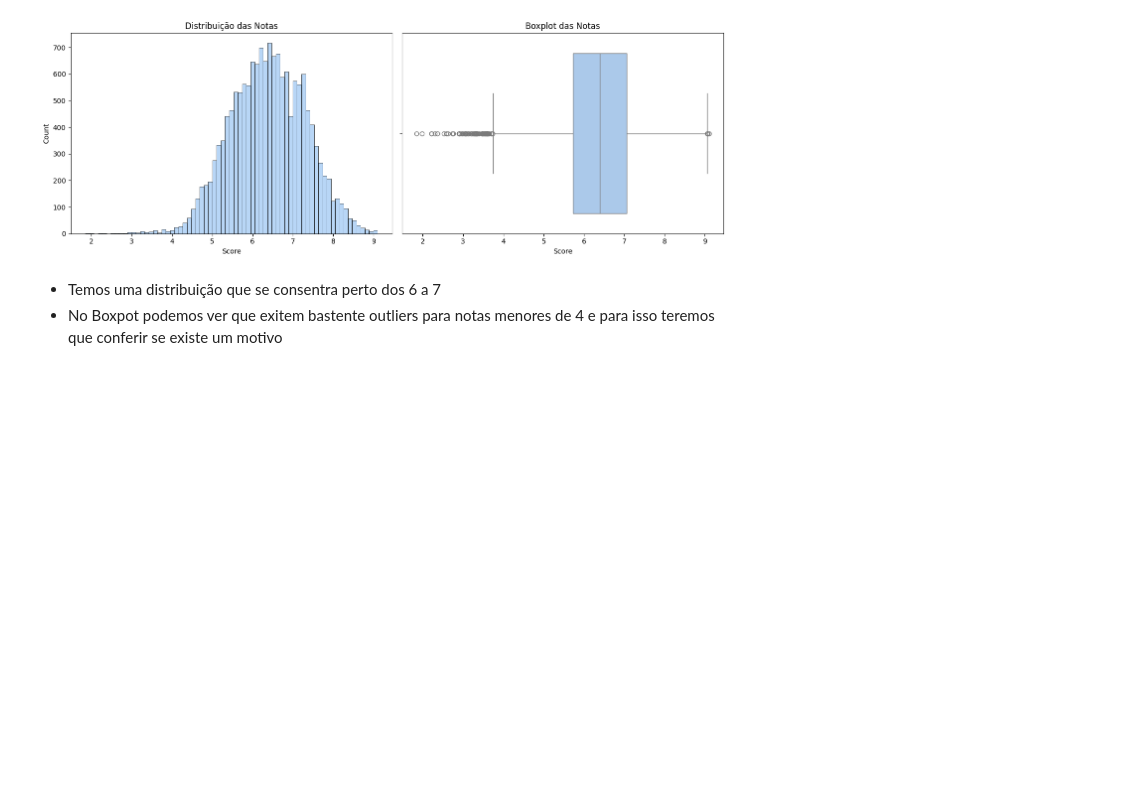
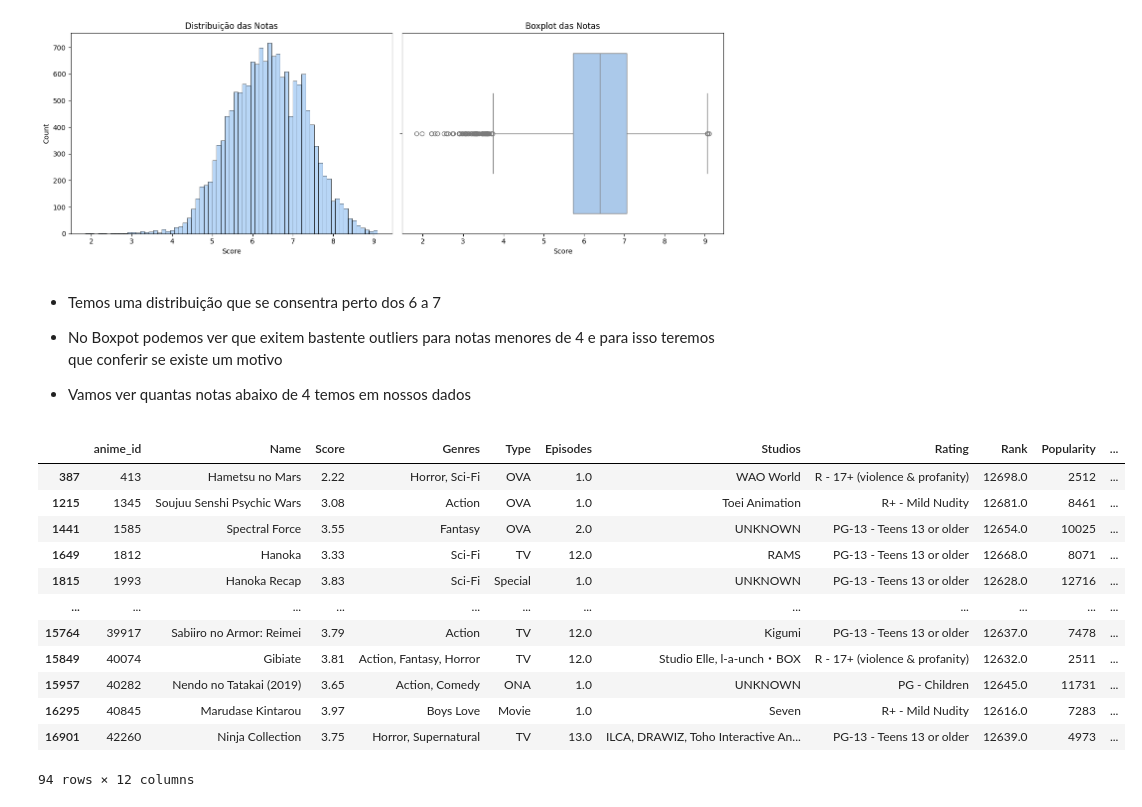
Before and after one commit to guievbs/anime-insights, a Jupyter notebook: notebooks/analise.ipynb, the cells around one changed output. Drawn from its saved outputs; the diff is of its cells as text; code cells hidden in the pictures; blank space fills up the shorter version.

Commit message:
Investigandos os outliers de `Score`

```diff
--- a/notebooks/analise.ipynb
+++ b/notebooks/analise.ipynb
@@ -323,4 +323,23 @@ plt.show()
 [figure]
 # %% [markdown]
 - Temos uma distribuição que se consentra perto dos 6 a 7
+
 - No Boxpot podemos ver que exitem bastente outliers para notas menores de 4 e para isso teremos que conferir se existe um motivo
+
+- Vamos ver quantas notas abaixo de 4 temos em nossos dados
+# %%
+df[df['Score'] < 4]
+# %% [output]
+|  | anime_id | Name | Score | Genres | Type | Episodes | Studios | Rating | Rank | Popularity | ... |
+| 387 | 413 | Hametsu no Mars | 2.22 | Horror, Sci-Fi | OVA | 1.0 | WAO World | R - 17+ (violence & profanity) | 12698.0 | 2512 | ... |
+| 1215 | 1345 | Soujuu Senshi Psychic Wars | 3.08 | Action | OVA | 1.0 | Toei Animation | R+ - Mild Nudity | 12681.0 | 8461 | ... |
+| 1441 | 1585 | Spectral Force | 3.55 | Fantasy | OVA | 2.0 | UNKNOWN | PG-13 - Teens 13 or older | 12654.0 | 10025 | ... |
+| 1649 | 1812 | Hanoka | 3.33 | Sci-Fi | TV | 12.0 | RAMS | PG-13 - Teens 13 or older | 12668.0 | 8071 | ... |
+| 1815 | 1993 | Hanoka Recap | 3.83 | Sci-Fi | Special | 1.0 | UNKNOWN | PG-13 - Teens 13 or older | 12628.0 | 12716 | ... |
+| ... | ... | ... | ... | ... | ... | ... | ... | ... | ... | ... | ... |
+| 15764 | 39917 | Sabiiro no Armor: Reimei | 3.79 | Action | TV | 12.0 | Kigumi | PG-13 - Teens 13 or older | 12637.0 | 7478 | ... |
+| 15849 | 40074 | Gibiate | 3.81 | Action, Fantasy, Horror | TV | 12.0 | Studio Elle, l-a-unch・BOX | R - 17+ (violence & profanity) | 12632.0 | 2511 | ... |
+| 15957 | 40282 | Nendo no Tatakai (2019) | 3.65 | Action, Comedy | ONA | 1.0 | UNKNOWN | PG - Children | 12645.0 | 11731 | ... |
+| 16295 | 40845 | Marudase Kintarou | 3.97 | Boys Love | Movie | 1.0 | Seven | R+ - Mild Nudity | 12616.0 | 7283 | ... |
+| 16901 | 42260 | Ninja Collection | 3.75 | Horror, Supernatural | TV | 13.0 | ILCA, DRAWIZ, Toho Interactive An... | PG-13 - Teens 13 or older | 12639.0 | 4973 | ... |
+94 rows × 12 columns
```
Also changed, not shown: parts of 1 cell of this notebook.
